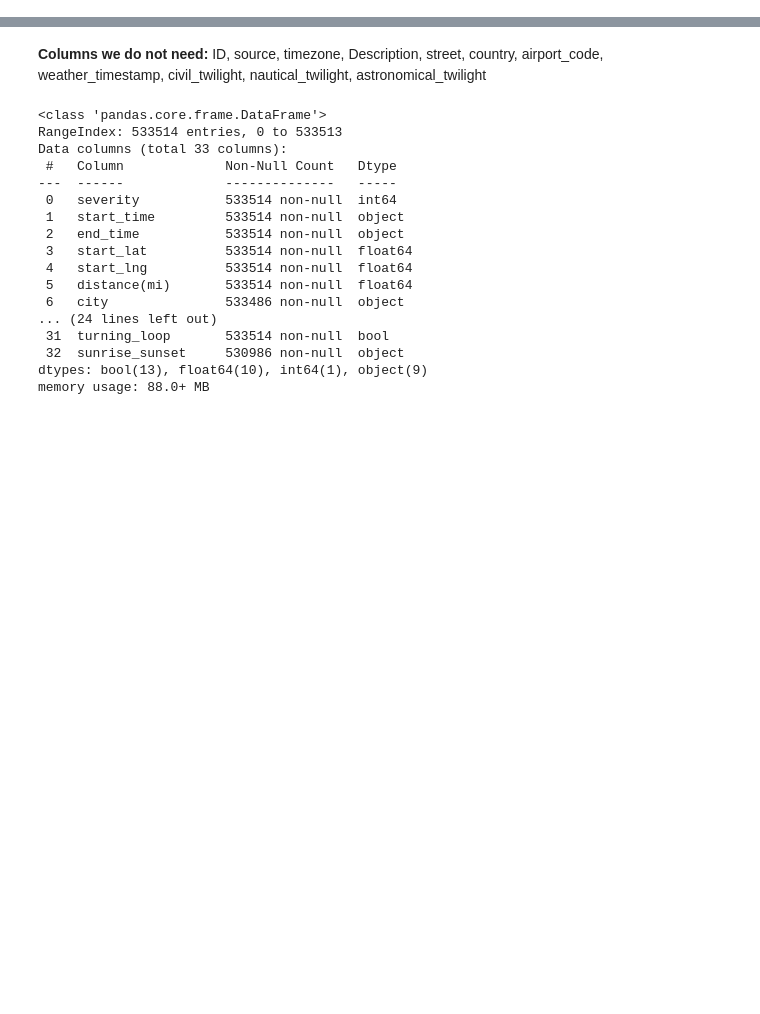
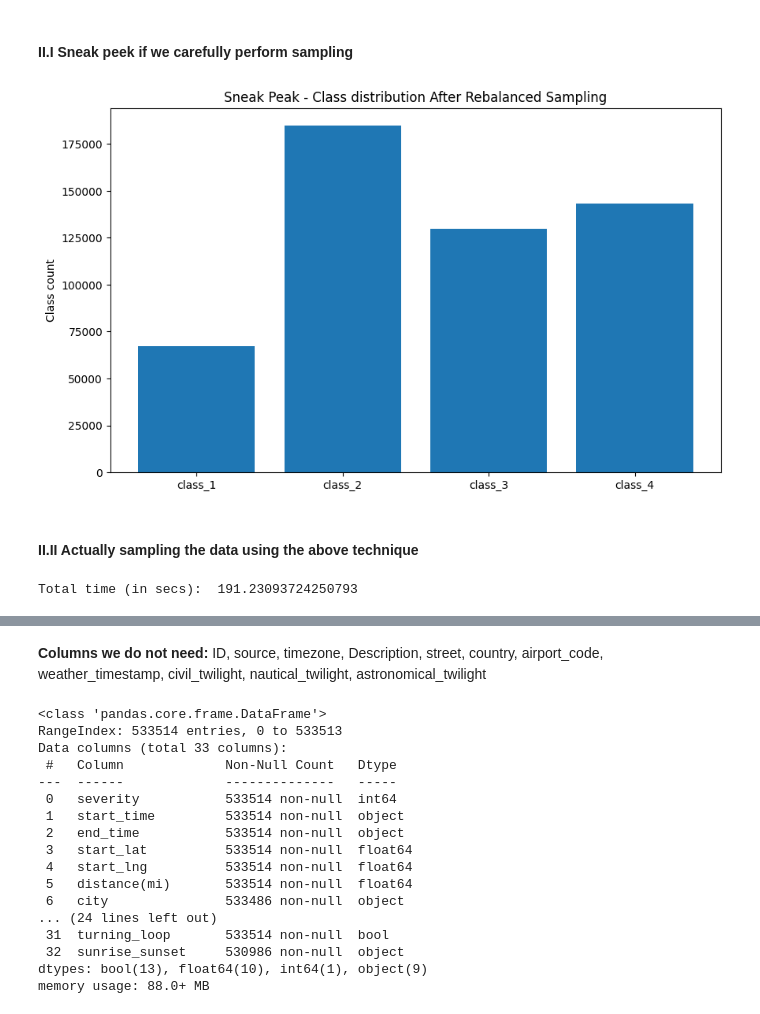
Before and after one commit to Govind-Asawa/US_Car_Accidents, a Jupyter notebook: ML_US_Car_accidents.ipynb, the cells around one changed output, grey strips where cells are left out. Saved outputs shown, nothing was run; the diff lists cells and outputs as text; code cells hidden in the pictures; blank space fills up the shorter version.

```diff
--- a/ML_US_Car_accidents.ipynb
+++ b/ML_US_Car_accidents.ipynb
@@ -39,0 +144,52 @@ from sklearn.metrics import classification_report, accuracy_score, precision_sco
+# %%
+# This will be the percentage of each class we'll pick at random
+CLASS_FRACTION = {
+    1: 1,
+    2: 0.03,
+    3: 0.1,
+    4: 0.7
+}
+# %% [markdown]
+#### II.I Sneak peek if we carefully perform sampling
+# %%
+after_rebalanced_sampling = {}
+
+for class_ in range(1,5):
+    after_rebalanced_sampling[class_] = round(class_counts[class_]*CLASS_FRACTION[class_],0)
+
+plt.bar([1,2,3,4], [after_rebalanced_sampling[k] for k in [1,2,3,4]])
+plt.xticks([1,2,3,4], labels=[f"class_{i}" for i in range(1,5)])
+plt.title("Sneak Peak - Class distribution After Rebalanced Sampling")
+plt.ylabel("Class count")
+plt.show()
+# %% [output]
+[figure, added]
+# %% [markdown]
+#### II.II Actually sampling the data using the above technique
+# %%
+import time
+#CAREFULLY RESAMPLING
+chunks = pd.read_csv(readcsv_path, chunksize = CHUNK_SIZE, iterator=True)
+balanced_sample_df = pd.DataFrame()
+sample_df_list = []
+
+start_time = time.time()
+
+for i, chunk in enumerate(chunks):
+    chunk_sampled_df = pd.DataFrame()
+    for class_ in [1,2,3,4]:
+        class_chunk = chunk.loc[chunk['Severity'] == class_, :]
+        n_class_samples = class_chunk.shape[0]
+        if n_class_samples == 0:
+            continue
+        n_class_samples_to_take = math.ceil(CLASS_FRACTION[class_] * n_class_samples)
+        rnd_idxs = random.sample(range(0, n_class_samples), n_class_samples_to_take)
+        chunk_sampled_df = pd.concat([chunk_sampled_df, class_chunk.iloc[rnd_idxs, :]])
+
+    sample_df_list.append(chunk_sampled_df)
+
+print("Total time (in secs): ",time.time() - start_time)
+
+balanced_sample_df = pd.concat(sample_df_list)
+# %% [output]
+Total time (in secs):  191.23093724250793
```
Also changed, not shown: parts of 32 cells of this notebook.
